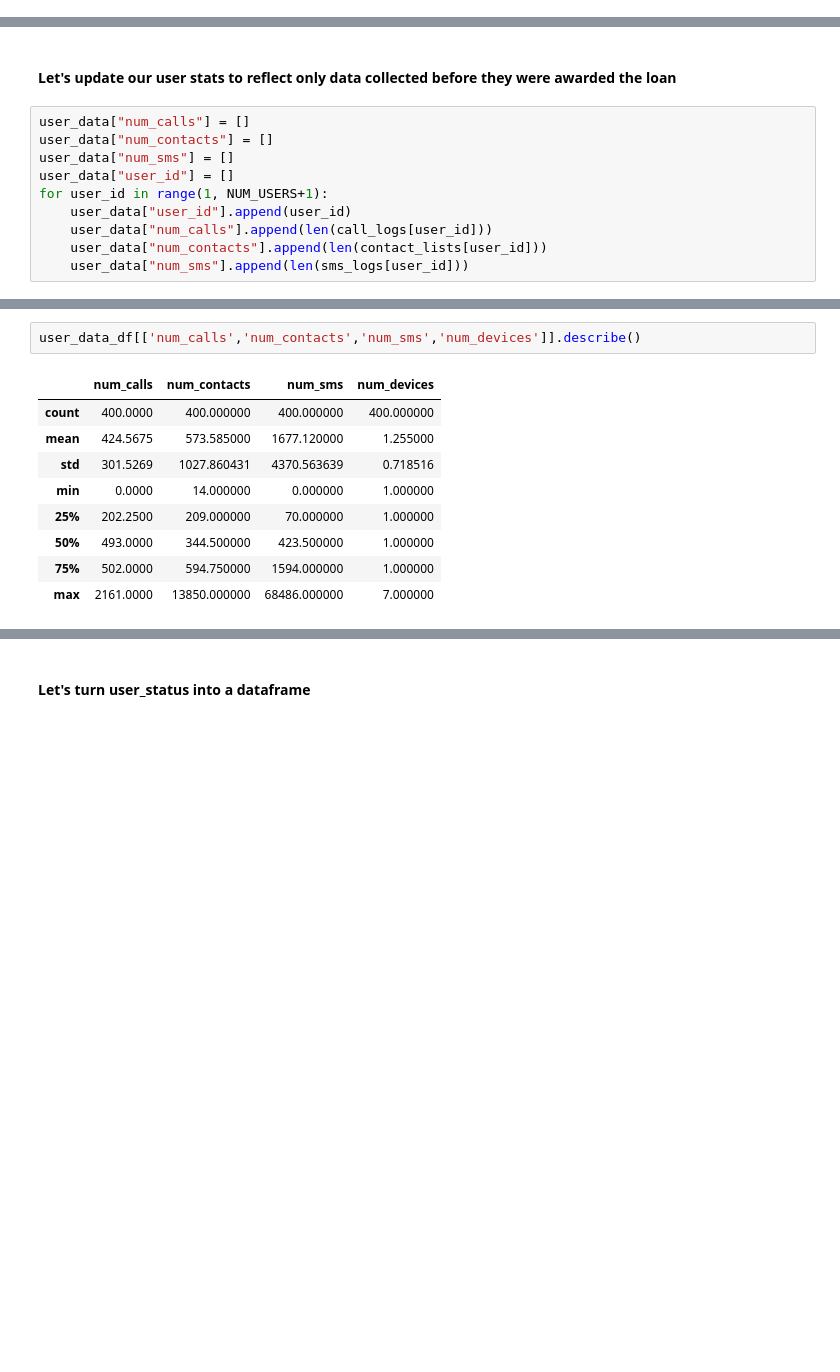
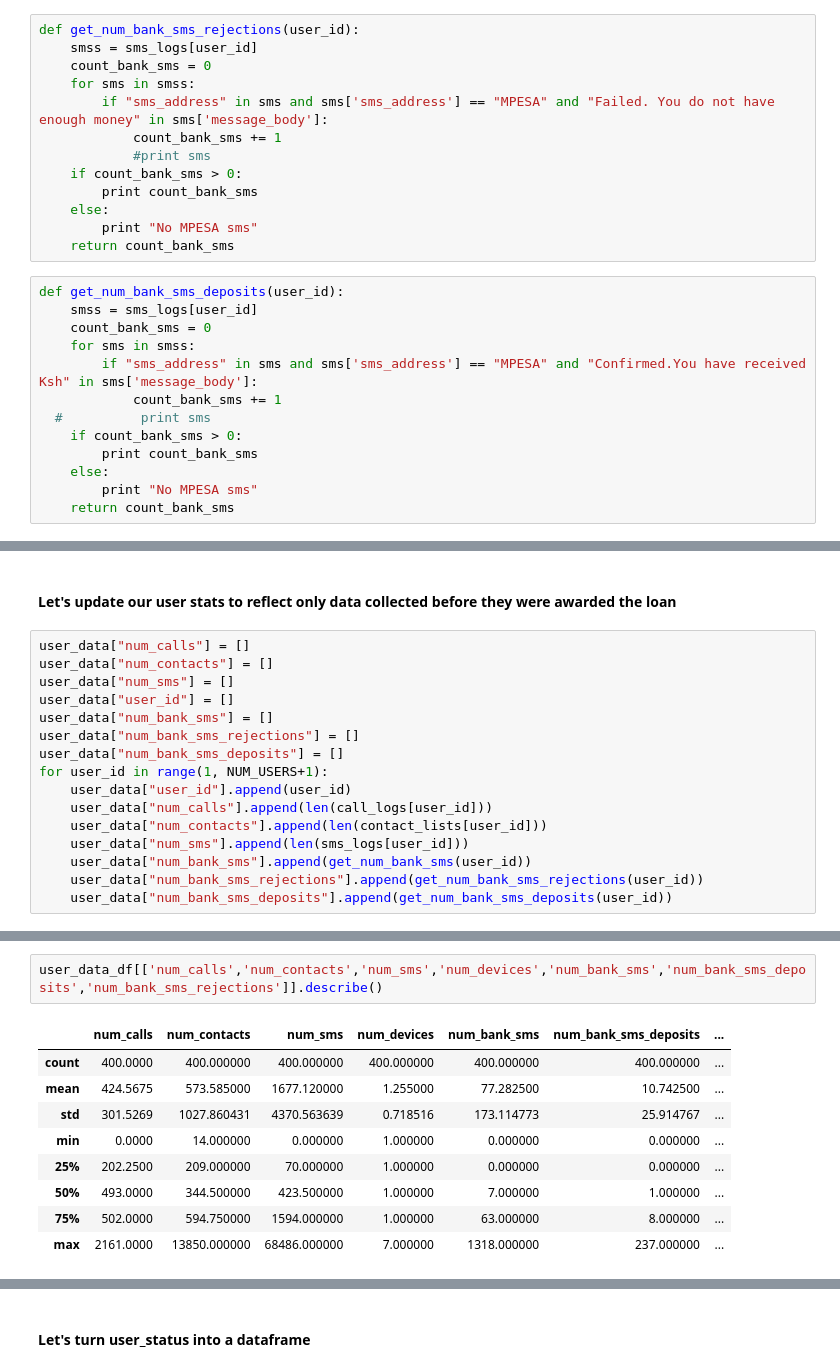
Before and after one commit to mariheida/branch-project, a Jupyter notebook: code/branch.ipynb, the cells around one changed output, grey strips where cells are left out. Cells and saved outputs as stored; diff of their text form; blank space fills up the shorter version.

```diff
--- a/code/branch.ipynb
+++ b/code/branch.ipynb
@@ -188,0 +176,26 @@ def remove_user_post_disbursement_calls(user_id, disbursement_date):
+# %%
+def get_num_bank_sms_rejections(user_id):
+    smss = sms_logs[user_id]
+    count_bank_sms = 0
+    for sms in smss:
+        if "sms_address" in sms and sms['sms_address'] == "MPESA" and "Failed. You do not have enough money" in sms['message_body']:
+            count_bank_sms += 1
+            #print sms
+    if count_bank_sms > 0:
+        print count_bank_sms
+    else:
+        print "No MPESA sms"
+    return count_bank_sms
+# %%
+def get_num_bank_sms_deposits(user_id):
+    smss = sms_logs[user_id]
+    count_bank_sms = 0
+    for sms in smss:
+        if "sms_address" in sms and sms['sms_address'] == "MPESA" and "Confirmed.You have received Ksh" in sms['message_body']:
+            count_bank_sms += 1
+  #          print sms
+    if count_bank_sms > 0:
+        print count_bank_sms
+    else:
+        print "No MPESA sms"
+    return count_bank_sms
@@ -197,8 +222,14 @@ user_data["num_calls"] = []
 user_data["num_contacts"] = []
 user_data["num_sms"] = []
 user_data["user_id"] = []
+user_data["num_bank_sms"] = []
+user_data["num_bank_sms_rejections"] = []
+user_data["num_bank_sms_deposits"] = []
 for user_id in range(1, NUM_USERS+1):
     user_data["user_id"].append(user_id)
     user_data["num_calls"].append(len(call_logs[user_id]))
     user_data["num_contacts"].append(len(contact_lists[user_id]))
     user_data["num_sms"].append(len(sms_logs[user_id]))
+    user_data["num_bank_sms"].append(get_num_bank_sms(user_id))
+    user_data["num_bank_sms_rejections"].append(get_num_bank_sms_rejections(user_id))
+    user_data["num_bank_sms_deposits"].append(get_num_bank_sms_deposits(user_id))
@@ -215,13 +264,13 @@ user_data_df.head()
 # %%
-user_data_df[['num_calls','num_contacts','num_sms','num_devices']].describe()
+user_data_df[['num_calls','num_contacts','num_sms','num_devices','num_bank_sms','num_bank_sms_deposits','num_bank_sms_rejections']].describe()
 # %% [output]
-|  | num_calls | num_contacts | num_sms | num_devices |
-| count | 400.0000 | 400.000000 | 400.000000 | 400.000000 |
-| mean | 424.5675 | 573.585000 | 1677.120000 | 1.255000 |
-| std | 301.5269 | 1027.860431 | 4370.563639 | 0.718516 |
-| min | 0.0000 | 14.000000 | 0.000000 | 1.000000 |
-| 25% | 202.2500 | 209.000000 | 70.000000 | 1.000000 |
-| 50% | 493.0000 | 344.500000 | 423.500000 | 1.000000 |
-| 75% | 502.0000 | 594.750000 | 1594.000000 | 1.000000 |
-| max | 2161.0000 | 13850.000000 | 68486.000000 | 7.000000 |
+|  | num_calls | num_contacts | num_sms | num_devices | num_bank_sms | num_bank_sms_deposits | ... |
+| count | 400.0000 | 400.000000 | 400.000000 | 400.000000 | 400.000000 | 400.000000 | ... |
+| mean | 424.5675 | 573.585000 | 1677.120000 | 1.255000 | 77.282500 | 10.742500 | ... |
+| std | 301.5269 | 1027.860431 | 4370.563639 | 0.718516 | 173.114773 | 25.914767 | ... |
+| min | 0.0000 | 14.000000 | 0.000000 | 1.000000 | 0.000000 | 0.000000 | ... |
+| 25% | 202.2500 | 209.000000 | 70.000000 | 1.000000 | 0.000000 | 0.000000 | ... |
+| 50% | 493.0000 | 344.500000 | 423.500000 | 1.000000 | 7.000000 | 1.000000 | ... |
+| 75% | 502.0000 | 594.750000 | 1594.000000 | 1.000000 | 63.000000 | 8.000000 | ... |
+| max | 2161.0000 | 13850.000000 | 68486.000000 | 7.000000 | 1318.000000 | 237.000000 | ... |
 # %%
```
Also changed, not shown: parts of 18 cells of this notebook.
